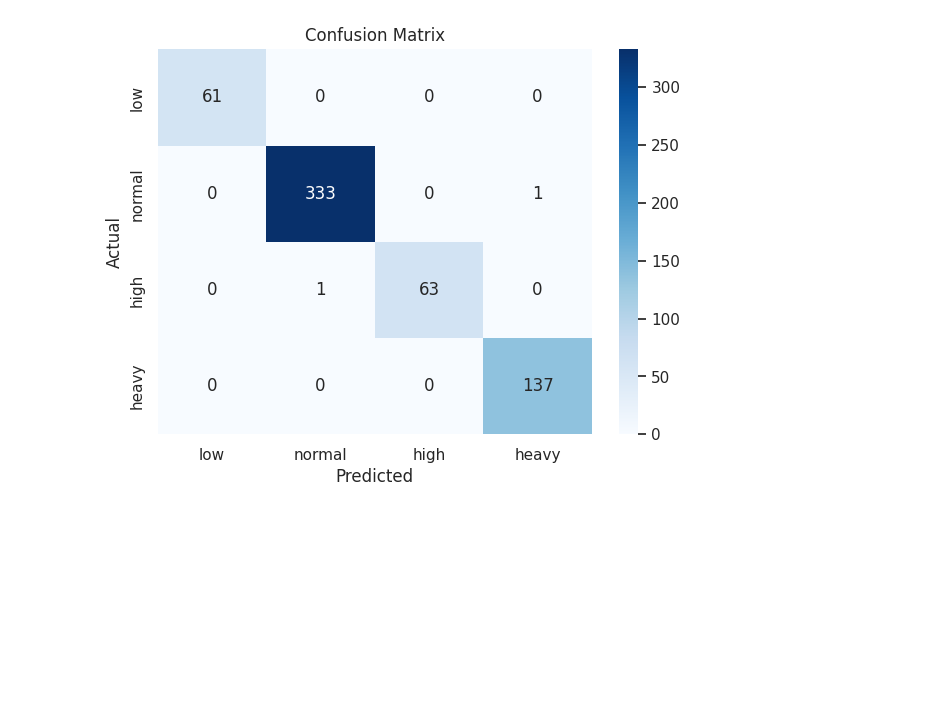
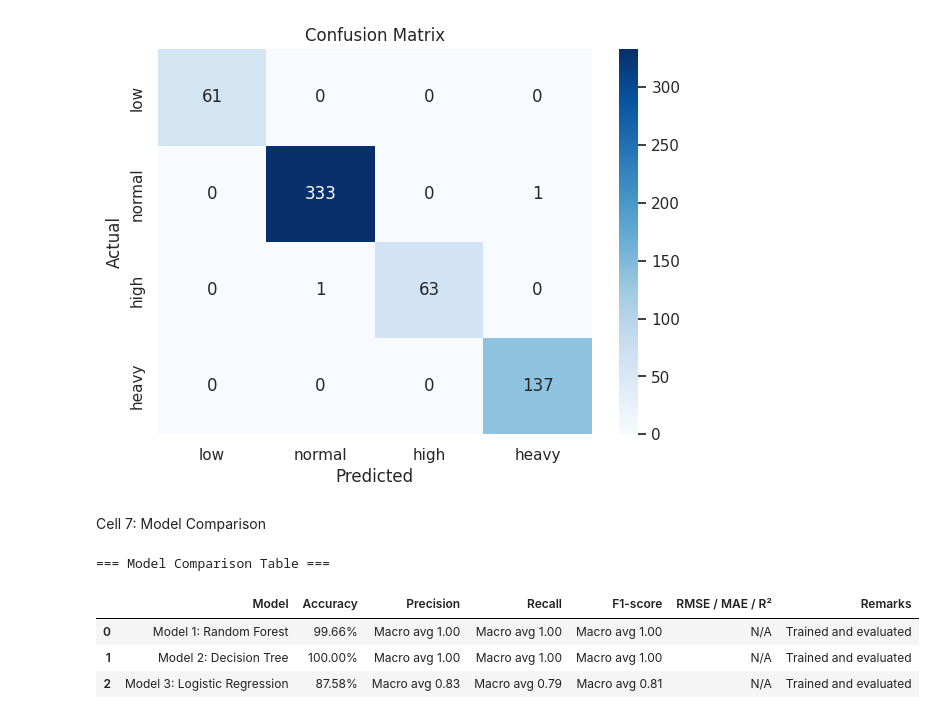
Before and after one commit to pranalirakhunde32-ctrl/MDM_Tasks_EE513, a Jupyter notebook: Traffic_Congestion_Prediction.ipynb, the cells around one changed output. Cells and saved outputs as stored; diff of their text form; code cells hidden in the pictures; blank space fills up the shorter version.

```diff
--- a/Traffic_Congestion_Prediction.ipynb
+++ b/Traffic_Congestion_Prediction.ipynb
@@ -140,3 +140,68 @@ Accuracy: 99.66%
    macro avg       1.00      1.00      1.00       596
 weighted avg       1.00      1.00      1.00       596
 [figure]
+# %% [markdown]
+Cell 7: Model Comparison
+# %%
+# ==============================================================================
+# Model Comparison: Decision Tree vs Logistic Regression vs Random Forest
+# ==============================================================================
+import numpy as np
+import pandas as pd
+from sklearn.model_selection import train_test_split
+from sklearn.ensemble import RandomForestClassifier
+from sklearn.tree import DecisionTreeClassifier
+from sklearn.linear_model import LogisticRegression
+from sklearn.preprocessing import StandardScaler
+from sklearn.pipeline import make_pipeline
+from sklearn.metrics import accuracy_score, precision_recall_fscore_support, classification_report
+
+# Features and target setup
+features = [
+    'Date', 'Hour', 'Minute', 'DayOfWeek', 'IsWeekend',
+    'Hour_Sin', 'Hour_Cos', 'CarCount', 'BikeCount', 'BusCount', 'TruckCount', 'Total'
+]
+target = 'Traffic Situation'
+
+X = df[features]
+y = df[target]
+
+X_train, X_test, y_train, y_test = train_test_split(
+    X, y, test_size=0.2, random_state=42, stratify=y
+)
+
+# Define all 3 models
+models = {
+    "Model 1: Random Forest": RandomForestClassifier(n_estimators=100, random_state=42),
+    "Model 2: Decision Tree": DecisionTreeClassifier(random_state=42),
+    "Model 3: Logistic Regression": make_pipeline(StandardScaler(), LogisticRegression(max_iter=1000, random_state=42))
+}
+
+summary_rows = []
+
+for name, model in models.items():
+    model.fit(X_train, y_train)
+    y_pred = model.predict(X_test)
+
+    acc = accuracy_score(y_test, y_pred)
+    prec, rec, f1, _ = precision_recall_fscore_support(y_test, y_pred, average='macro')
+
+    summary_rows.append({
+        "Model": name,
+        "Accuracy": f"{acc * 100:.2f}%",
+        "Precision": f"Macro avg {prec:.2f}",
+        "Recall": f"Macro avg {rec:.2f}",
+        "F1-score": f"Macro avg {f1:.2f}",
+        "RMSE / MAE / R²": "N/A",
+        "Remarks": "Trained and evaluated"
+    })
+
+comparison_df = pd.DataFrame(summary_rows)
+print("\n=== Model Comparison Table ===")
+display(comparison_df)
+# %% [output]
+=== Model Comparison Table ===
+|  | Model | Accuracy | Precision | Recall | F1-score | RMSE / MAE / R² | Remarks |
+| 0 | Model 1: Random Forest | 99.66% | Macro avg 1.00 | Macro avg 1.00 | Macro avg 1.00 | N/A | Trained and evaluated |
+| 1 | Model 2: Decision Tree | 100.00% | Macro avg 1.00 | Macro avg 1.00 | Macro avg 1.00 | N/A | Trained and evaluated |
+| 2 | Model 3: Logistic Regression | 87.58% | Macro avg 0.83 | Macro avg 0.79 | Macro avg 0.81 | N/A | Trained and evaluated |
```
